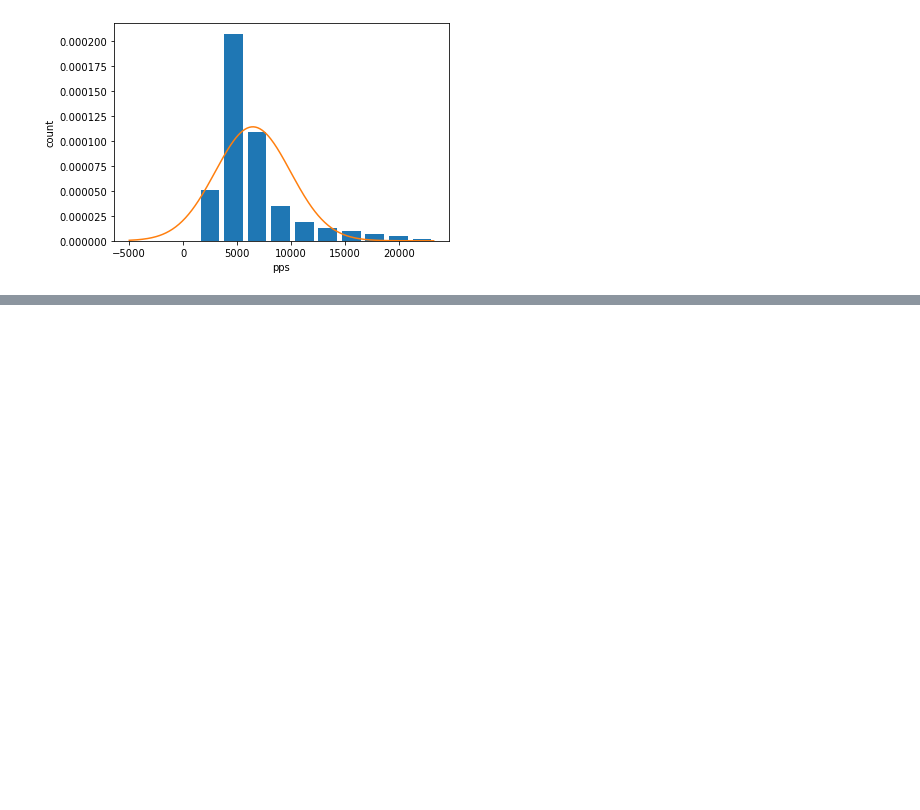
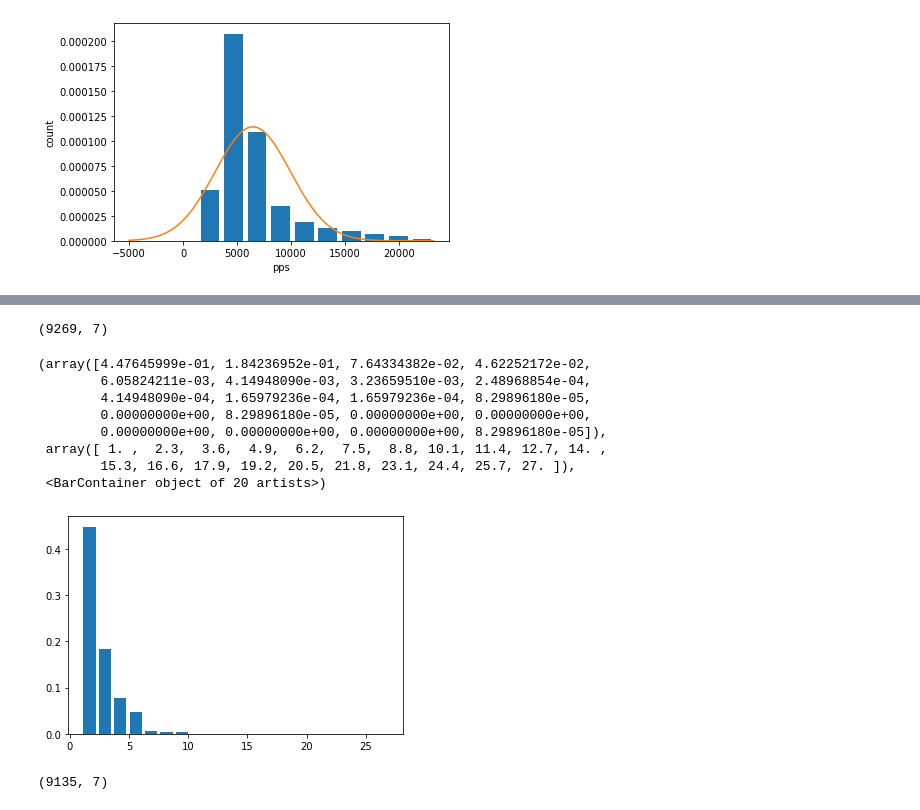
Before and after one commit to HarshitJain28/py, a Jupyter notebook: project1/Bengaluru_House_Pricing.ipynb, the cells around one changed output, grey strips where cells are left out. Saved outputs shown, nothing was run; the diff lists cells and outputs as text; code cells hidden in the pictures; blank space fills up the shorter version.

```diff
--- a/project1/Bengaluru_House_Pricing.ipynb
+++ b/project1/Bengaluru_House_Pricing.ipynb
@@ -290,0 +301,39 @@ plt.plot(rng,norm.pdf(rng,df5.price_per_sqft.mean(),df5.price_per_sqft.std()))
+# %%
+def remove_bhk(df):
+    indices_to_exclude = np.array([])
+    for loca, loca_df in df.groupby('location'):
+        bhk_stats = {}
+        for bhk, bhk_df in loca_df.groupby('size'):
+            bhk_stats[int(bhk)] = {
+                'mean': np.mean(bhk_df.price_per_sqft),
+                'std': np.std(bhk_df.price_per_sqft),
+                'count': bhk_df.shape[0]
+            }
+        for bhk, bhk_df in loca_df.groupby('size'):
+            stats = bhk_stats.get(int(bhk)-1)
+            if stats and stats['count']>5:
+                indices_to_exclude = np.append(indices_to_exclude, bhk_df[bhk_df.price_per_sqft<(stats['mean'])].index.values)
+    return df.drop(indices_to_exclude, axis='index')
+
+df6 = remove_bhk(df5)
+df6.shape
+# %% [output]
+(9269, 7)
+# %%
+plt.hist(df6.bath,bins=20,rwidth=0.8,density=True)
+# %% [output]
+(array([4.47645999e-01, 1.84236952e-01, 7.64334382e-02, 4.62252172e-02,
+        6.05824211e-03, 4.14948090e-03, 3.23659510e-03, 2.48968854e-04,
+        4.14948090e-04, 1.65979236e-04, 1.65979236e-04, 8.29896180e-05,
+        0.00000000e+00, 8.29896180e-05, 0.00000000e+00, 0.00000000e+00,
+        0.00000000e+00, 0.00000000e+00, 0.00000000e+00, 8.29896180e-05]),
+ array([ 1. ,  2.3,  3.6,  4.9,  6.2,  7.5,  8.8, 10.1, 11.4, 12.7, 14. ,
+        15.3, 16.6, 17.9, 19.2, 20.5, 21.8, 23.1, 24.4, 25.7, 27. ]),
+ <BarContainer object of 20 artists>)
+[figure, added]
+# %%
+df6['size'] = df6['size'].apply(lambda x : float(x))
+df7 = df6[df6['bath']<df6['size']+2]
+df7.shape
+# %% [output]
+(9135, 7)
```
Also changed, not shown: parts of 11 cells of this notebook, 2 other files.
